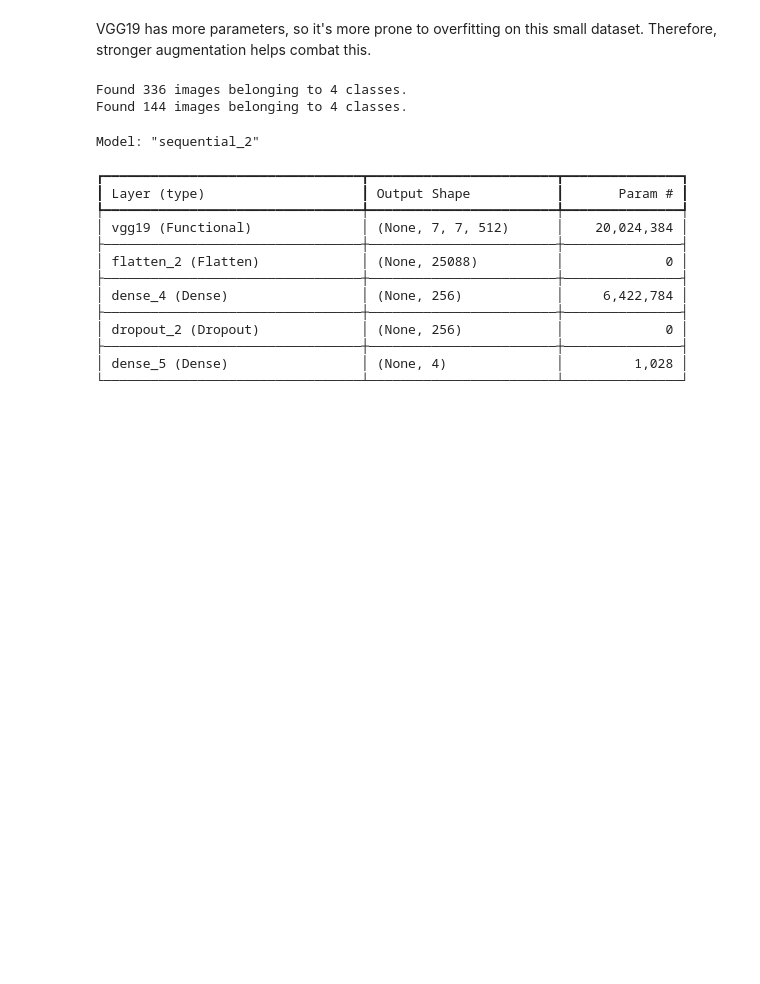
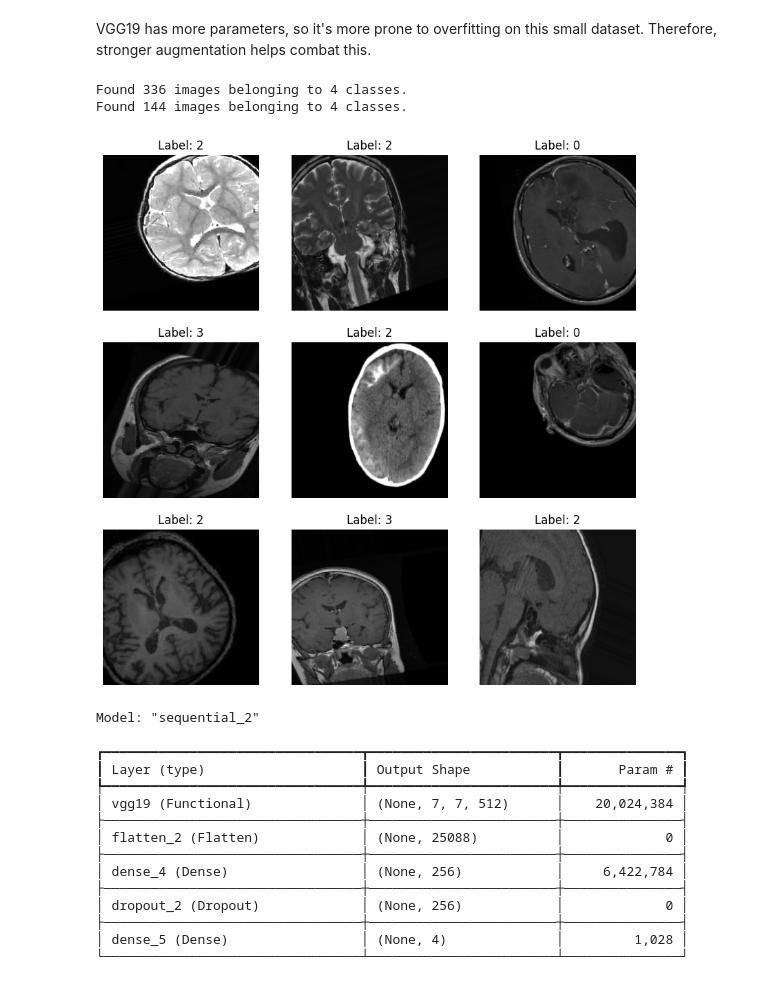
Before and after one commit to momojojojo/csc3109-machine-learing, a Jupyter notebook: notebooks/vgg19.ipynb, the cells around one changed output. Cells and saved outputs as stored; diff of their text form; code cells hidden in the pictures; blank space fills up the shorter version.

```diff
--- a/notebooks/vgg19.ipynb
+++ b/notebooks/vgg19.ipynb
@@ -28,7 +32,7 @@ train_data_generator = tf.keras.preprocessing.image.ImageDataGenerator(
     height_shift_range=0.2,       # more vertical shift (was 0.1)
     zoom_range=0.3,               # stronger zoom (was 0.1)
     shear_range=0.2,              # adds shearing for geometric distortion
-    brightness_range=[0.7, 1.3],  # vary brightness more
+    # brightness_range=[0.7, 1.3],  # vary brightness more
     horizontal_flip=True,
     fill_mode='nearest'           # standard for filling pixels after transforms
 )
@@ -62,6 +66,19 @@ validation_generator = validation_data_generator.flow_from_directory(
 # %% [output]
 Found 336 images belonging to 4 classes.
 Found 144 images belonging to 4 classes.
+# %%
+# visualise sample images after data augmentation
+images, labels = next(training_generator)
+
+plt.figure(figsize=(10, 10))
+for i in range(9):
+    plt.subplot(3, 3, i+1)
+    plt.imshow(images[i])
+    plt.title(f"Label: {np.argmax(labels[i])}")
+    plt.axis('off')
+plt.show()
+# %% [output]
+[figure, added]
 # %%
 # load VGG19 without the top classification layers, using imagenet weights
 base_model = VGG19(weights='imagenet', include_top=False, input_shape=(224, 224, 3))
```
Also changed, not shown: parts of 6 cells of this notebook, 2 other files.
